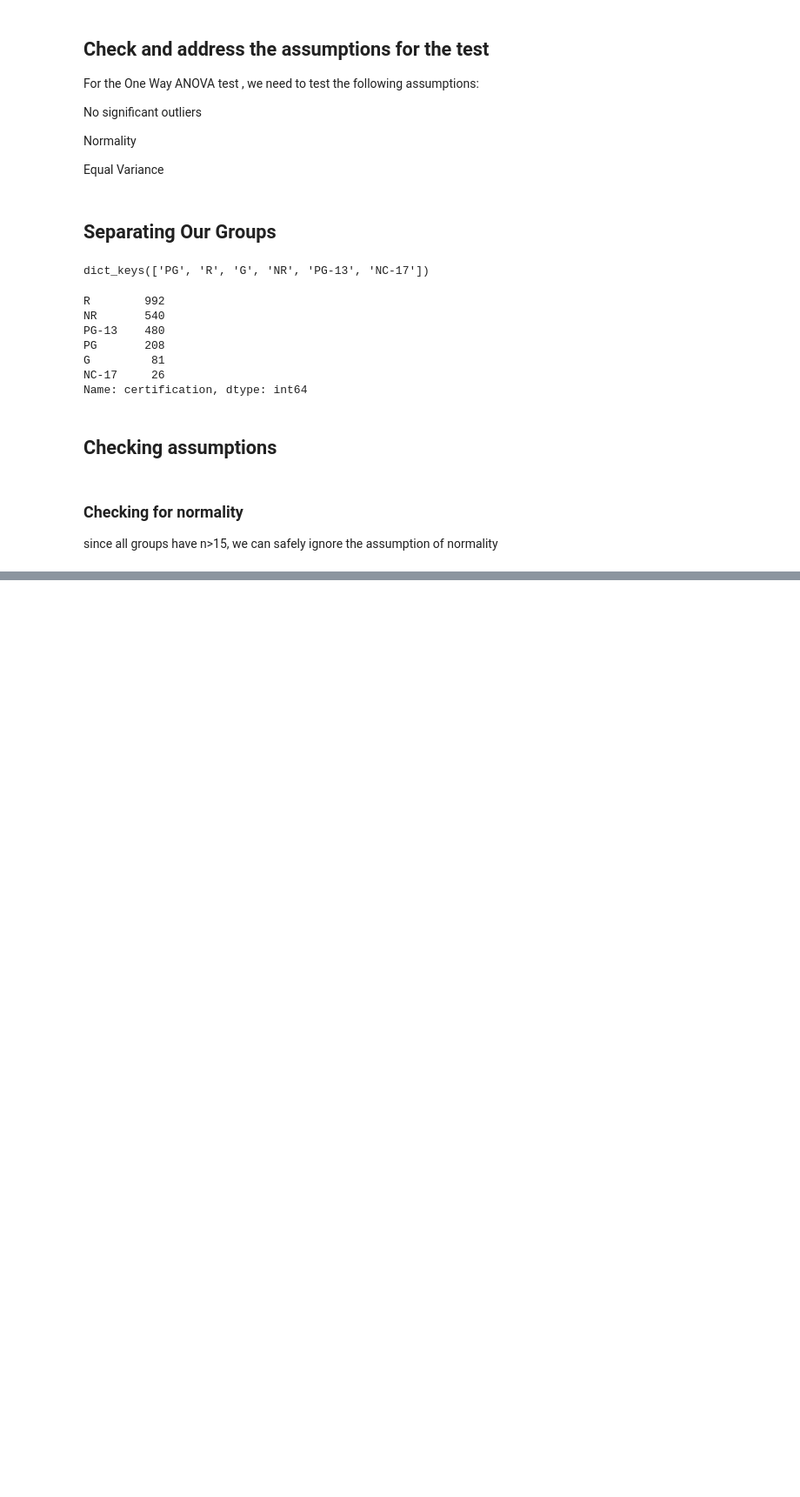
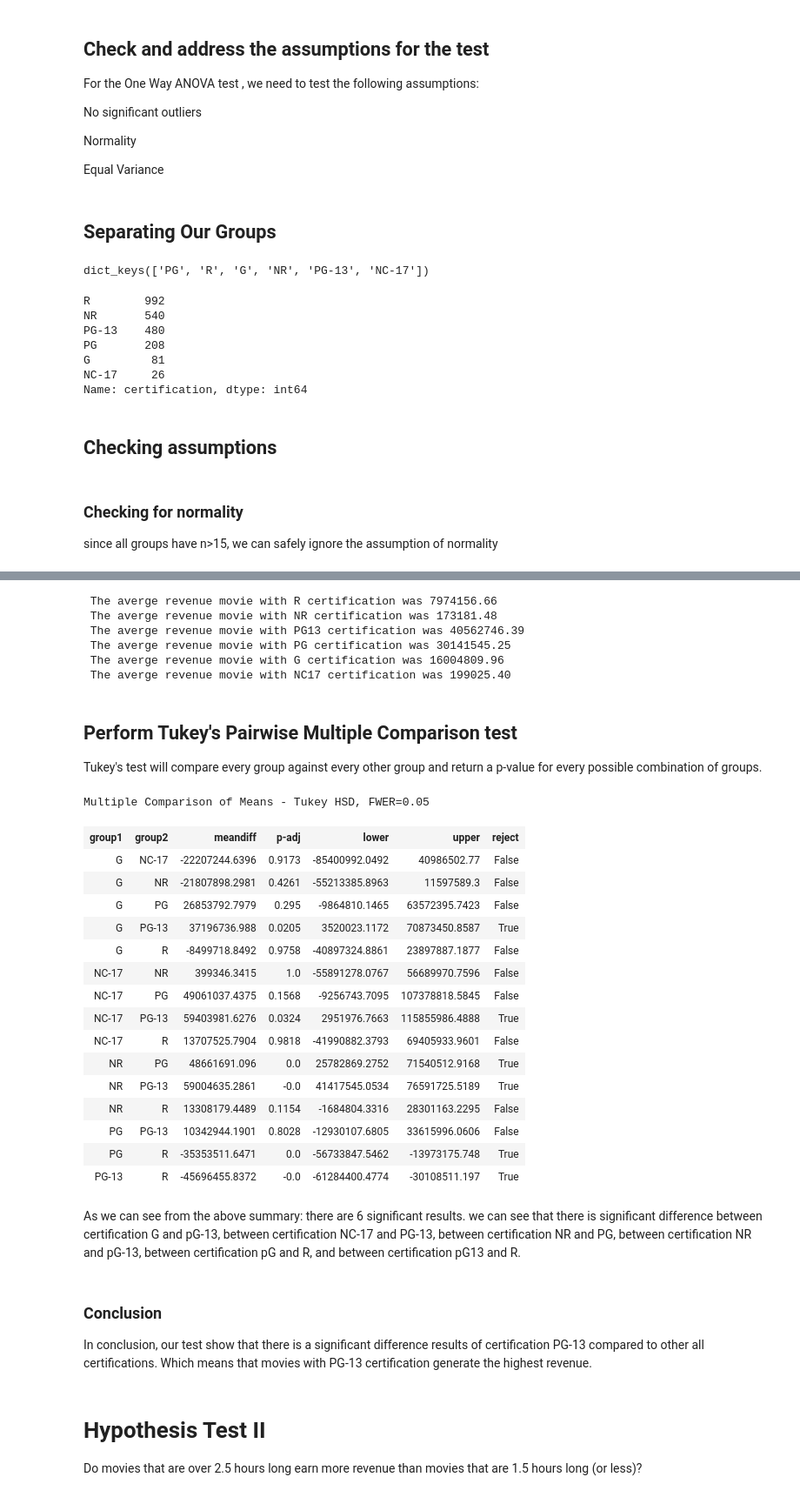
Before and after one commit to QianFu520/Project-3--Analyze-what-makes-a-movie-successful, a Jupyter notebook: project3-part4_Hypothesis Testing.ipynb, the cells around one changed output, grey strips where cells are left out. Shown at 87% size. Cells and saved outputs as stored; diff of their text form; code cells hidden in the pictures; blank space fills up the shorter version.

Commit message:
Hypothesis test 3 questions

```diff
--- a/project3-part4_Hypothesis Testing.ipynb
+++ b/project3-part4_Hypothesis Testing.ipynb
@@ -281,0 +350,54 @@ since all groups have n>15, we can safely ignore the assumption of normality
+# %%
+print(f" The averge revenue movie with R certification was {R.mean():.2f}")
+print(f" The averge revenue movie with NR certification was {NR.mean():.2f}")
+print(f" The averge revenue movie with PG13 certification was {PG13.mean():.2f}")
+print(f" The averge revenue movie with PG certification was {PG.mean():.2f}")
+print(f" The averge revenue movie with G certification was {G.mean():.2f}")
+print(f" The averge revenue movie with NC17 certification was {NC17.mean():.2f}")
+# %% [output]
+ The averge revenue movie with R certification was 7974156.66
+ The averge revenue movie with NR certification was 173181.48
+ The averge revenue movie with PG13 certification was 40562746.39
+ The averge revenue movie with PG certification was 30141545.25
+ The averge revenue movie with G certification was 16004809.96
+ The averge revenue movie with NC17 certification was 199025.40
+# %% [markdown]
+## Perform Tukey's Pairwise Multiple Comparison test
+
+Tukey's test will compare every group against every other group and return a p-value for every possible combination of groups.
+# %%
+from statsmodels.stats.multicomp import pairwise_tukeyhsd
+## save the values as revenue and the labels to the certification
+values = df_combined['revenue']
+labels = df_combined['certification']
+# %%
+tukeys_results = pairwise_tukeyhsd(values,labels)
+tukeys_results.summary()
+# %% [output]
+Multiple Comparison of Means - Tukey HSD, FWER=0.05
+| group1 | group2 | meandiff | p-adj | lower | upper | reject |
+| G | NC-17 | -22207244.6396 | 0.9173 | -85400992.0492 | 40986502.77 | False |
+| G | NR | -21807898.2981 | 0.4261 | -55213385.8963 | 11597589.3 | False |
+| G | PG | 26853792.7979 | 0.295 | -9864810.1465 | 63572395.7423 | False |
+| G | PG-13 | 37196736.988 | 0.0205 | 3520023.1172 | 70873450.8587 | True |
+| G | R | -8499718.8492 | 0.9758 | -40897324.8861 | 23897887.1877 | False |
+| NC-17 | NR | 399346.3415 | 1.0 | -55891278.0767 | 56689970.7596 | False |
+| NC-17 | PG | 49061037.4375 | 0.1568 | -9256743.7095 | 107378818.5845 | False |
+| NC-17 | PG-13 | 59403981.6276 | 0.0324 | 2951976.7663 | 115855986.4888 | True |
+| NC-17 | R | 13707525.7904 | 0.9818 | -41990882.3793 | 69405933.9601 | False |
+| NR | PG | 48661691.096 | 0.0 | 25782869.2752 | 71540512.9168 | True |
+| NR | PG-13 | 59004635.2861 | -0.0 | 41417545.0534 | 76591725.5189 | True |
+| NR | R | 13308179.4489 | 0.1154 | -1684804.3316 | 28301163.2295 | False |
+| PG | PG-13 | 10342944.1901 | 0.8028 | -12930107.6805 | 33615996.0606 | False |
+| PG | R | -35353511.6471 | 0.0 | -56733847.5462 | -13973175.748 | True |
+| PG-13 | R | -45696455.8372 | -0.0 | -61284400.4774 | -30108511.197 | True |
+# %% [markdown]
+As we can see from the above summary: there are 6 significant results. we can see that there is significant difference between certification G and pG-13, between certification NC-17 and PG-13, between certification NR and PG, between certification NR and pG-13, between certification pG and R, and between certification pG13 and R.
+# %% [markdown]
+### Conclusion
+
+In conclusion, our test show that there is a significant difference results of certification PG-13 compared to other all certifications. Which means that movies with PG-13 certification generate the highest revenue.
+# %% [markdown]
+# Hypothesis Test II
+
+Do movies that are over 2.5 hours long earn more revenue than movies that are 1.5 hours long (or less)?
```
Also changed, not shown: parts of 75 cells of this notebook, 1 other file.
